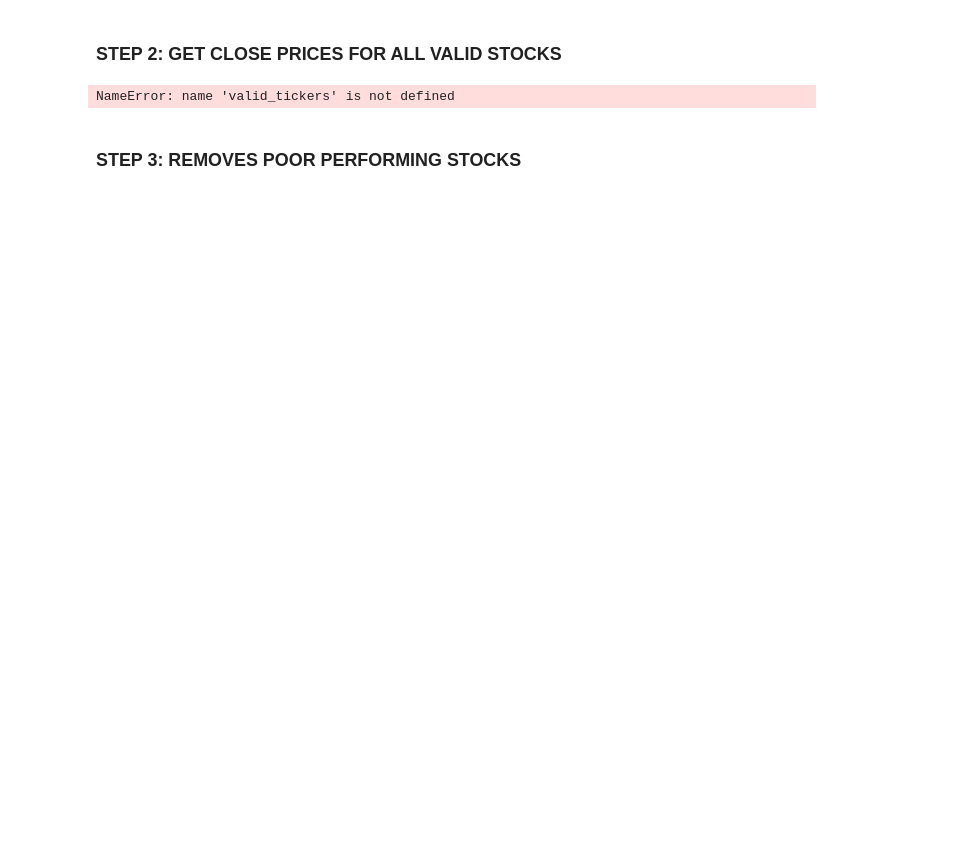
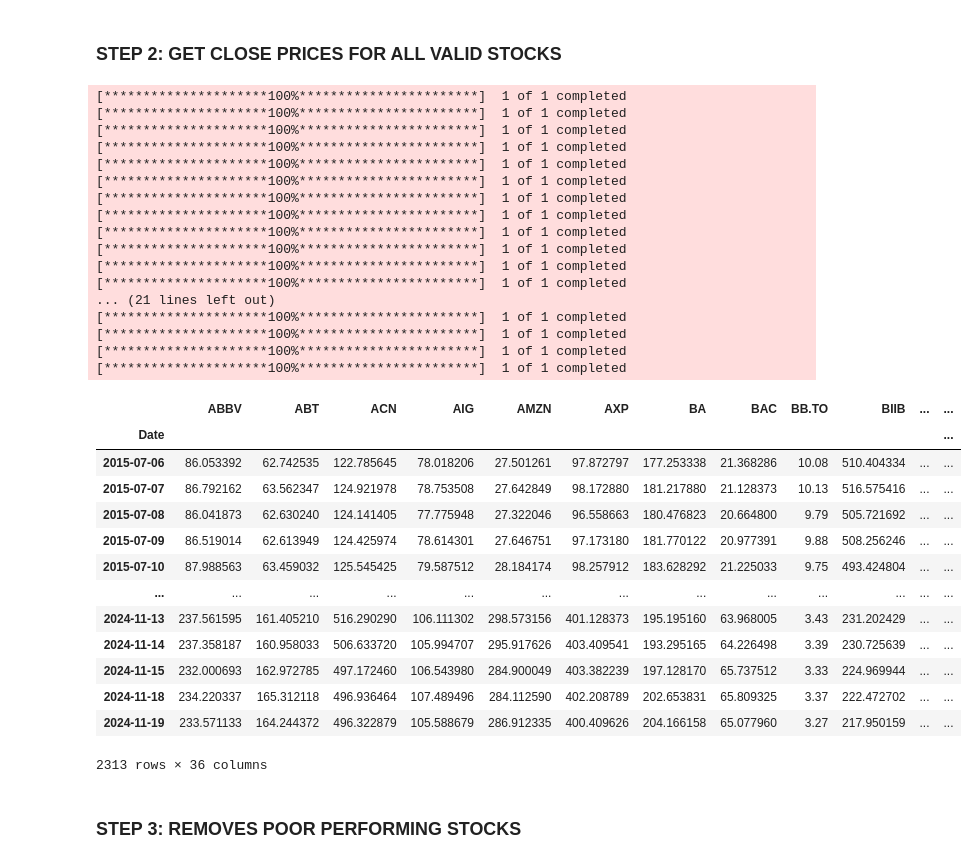
Before and after one commit to JasonLi14/Portfolio-Analyzer, a Jupyter notebook: Team_02_Assignment.ipynb, the cells around one changed output. Cells and saved outputs as stored; diff of their text form; code cells hidden in the pictures; blank space fills up the shorter version.

```diff
--- a/Team_02_Assignment.ipynb
+++ b/Team_02_Assignment.ipynb
@@ -117,33 +127,65 @@ def get_close_prices(start, end, tickers, cutoff):
         # if the first close price is less than cutoff
         if close.index.min() < pd.Timestamp(cutoff):
             # add stock close prices to df
             df.append(close)
             appended_tickers.append(ticker)
 
     # create df with all the data
     multi_data = pd.concat(df, axis=1)
     #drop all values so that there are valid data points for each date in the index
     multi_data.dropna(subset=appended_tickers, inplace=True)
 
     # Get CAD->USD exchange rate
     cadusd = yf.download('CAD=x', start=start, end=end, interval='1d')
 
     # convert everything to CAD
     for ticker in appended_tickers:
         stock = yf.Ticker(ticker)
         info = stock.fast_info
 
         currency = info['currency']
         if currency == 'USD':
             multi_data[ticker] = multi_data[ticker] * cadusd['Close']
 
     return multi_data
 
 start = '2015-01-01'
 end = '2024-11-22'
 cutoff = '2019-01-01'
 close_prices = get_close_prices(start, end, valid_tickers, cutoff)
+
+display(close_prices)
 # %% [output]
-NameError: name 'valid_tickers' is not defined
+[*********************100%***********************]  1 of 1 completed
+[*********************100%***********************]  1 of 1 completed
+[*********************100%***********************]  1 of 1 completed
+[*********************100%***********************]  1 of 1 completed
+[*********************100%***********************]  1 of 1 completed
+[*********************100%***********************]  1 of 1 completed
+[*********************100%***********************]  1 of 1 completed
+[*********************100%***********************]  1 of 1 completed
+[*********************100%***********************]  1 of 1 completed
+[*********************100%***********************]  1 of 1 completed
+[*********************100%***********************]  1 of 1 completed
+[*********************100%***********************]  1 of 1 completed
+... (21 lines left out)
+[*********************100%***********************]  1 of 1 completed
+[*********************100%***********************]  1 of 1 completed
+[*********************100%***********************]  1 of 1 completed
+[*********************100%***********************]  1 of 1 completed
+|  | ABBV | ABT | ACN | AIG | AMZN | AXP | BA | BAC | BB.TO | BIIB | ... | ... |
+| Date |  |  |  |  |  |  |  |  |  |  |  | ... |
+| 2015-07-06 | 86.053392 | 62.742535 | 122.785645 | 78.018206 | 27.501261 | 97.872797 | 177.253338 | 21.368286 | 10.08 | 510.404334 | ... | ... |
+| 2015-07-07 | 86.792162 | 63.562347 | 124.921978 | 78.753508 | 27.642849 | 98.172880 | 181.217880 | 21.128373 | 10.13 | 516.575416 | ... | ... |
+| 2015-07-08 | 86.041873 | 62.630240 | 124.141405 | 77.775948 | 27.322046 | 96.558663 | 180.476823 | 20.664800 | 9.79 | 505.721692 | ... | ... |
+| 2015-07-09 | 86.519014 | 62.613949 | 124.425974 | 78.614301 | 27.646751 | 97.173180 | 181.770122 | 20.977391 | 9.88 | 508.256246 | ... | ... |
+| 2015-07-10 | 87.988563 | 63.459032 | 125.545425 | 79.587512 | 28.184174 | 98.257912 | 183.628292 | 21.225033 | 9.75 | 493.424804 | ... | ... |
+| ... | ... | ... | ... | ... | ... | ... | ... | ... | ... | ... | ... | ... |
+| 2024-11-13 | 237.561595 | 161.405210 | 516.290290 | 106.111302 | 298.573156 | 401.128373 | 195.195160 | 63.968005 | 3.43 | 231.202429 | ... | ... |
+| 2024-11-14 | 237.358187 | 160.958033 | 506.633720 | 105.994707 | 295.917626 | 403.409541 | 193.295165 | 64.226498 | 3.39 | 230.725639 | ... | ... |
+| 2024-11-15 | 232.000693 | 162.972785 | 497.172460 | 106.543980 | 284.900049 | 403.382239 | 197.128170 | 65.737512 | 3.33 | 224.969944 | ... | ... |
+| 2024-11-18 | 234.220337 | 165.312118 | 496.936464 | 107.489496 | 284.112590 | 402.208789 | 202.653831 | 65.809325 | 3.37 | 222.472702 | ... | ... |
+| 2024-11-19 | 233.571133 | 164.244372 | 496.322879 | 105.588679 | 286.912335 | 400.409626 | 204.166158 | 65.077960 | 3.27 | 217.950159 | ... | ... |
+2313 rows × 36 columns
 # %% [markdown]
 ### STEP 3: REMOVES POOR PERFORMING STOCKS
```
Also changed, not shown: parts of 38 cells of this notebook.
